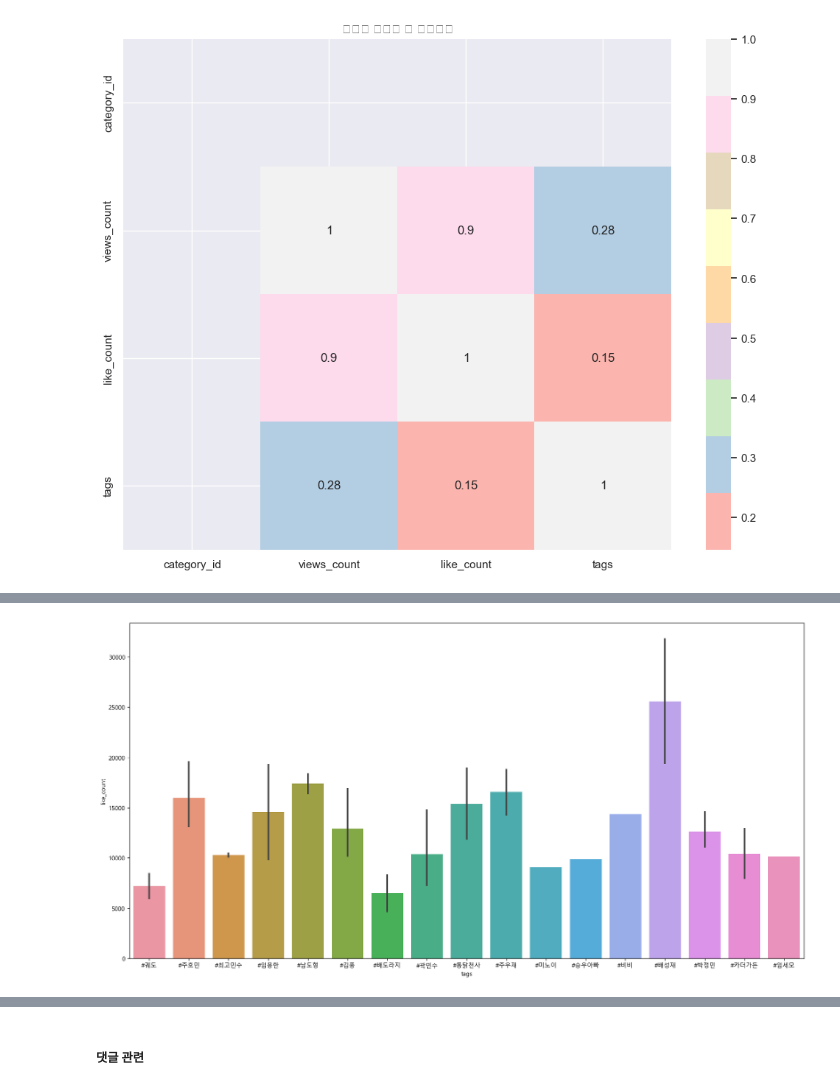
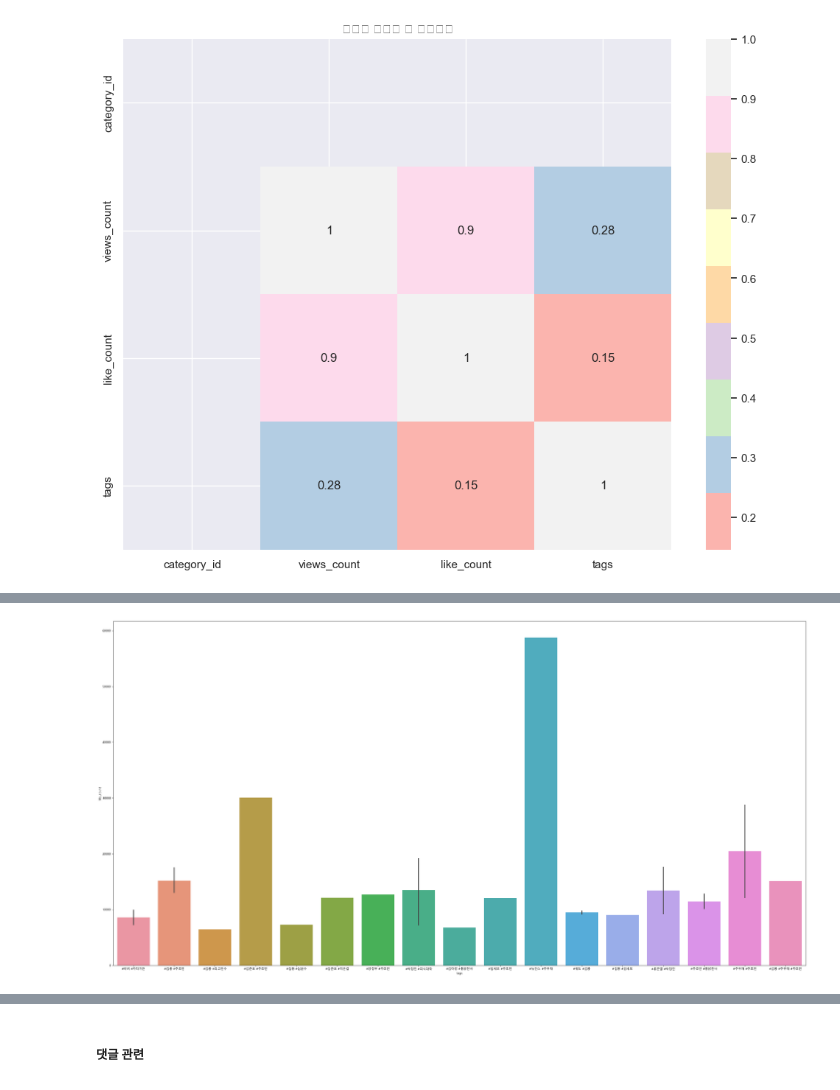
Before and after one commit to kimhyunso/coper-project, a Jupyter notebook: practice_analysis_dowon.ipynb, the cells around one changed output, grey strips where cells are left out. Saved outputs shown, nothing was run; the diff lists cells and outputs as text; code cells hidden in the pictures.

```diff
--- a/practice_analysis_dowon.ipynb
+++ b/practice_analysis_dowon.ipynb
@@ -1167,10 +881,6 @@ human_encoded_dict
 human_encoded_dict = prep.encoded_human_dict(human_hash_df)
 encoded_human_df = prep.encoded_human_df(human_hash_df, "None")
 df_0, df_1, df_2 = prep.split_df_by_habang(encoded_human_df)
-df_2.encoded_tags = df_2.encoded_tags.apply(sorted)
-df_2.tags = df_2.tags.apply(lambda x: x.split(" "))
-df_2.tags = df_2.tags.apply(lambda x: sorted(x))
-df_2.tags = df_2.tags.apply(lambda x: " ".join(x))
 # %%
 prep.encoded_human_dict(human_hash_df)
 # %%
@@ -1192,9 +902,9 @@ df_2.head(2)
 # %%
-plt.rcParams['figure.figsize'] = (20, 10)
+plt.rcParams['figure.figsize'] = (40, 20)
 
-sns.barplot(data=df_1, x=df_1.tags, y=df_1.like_count)
+sns.barplot(data=df_2, x=df_2.tags, y=df_2.like_count)
 plt.title("")
 plt.show()
 # %% [output]
-[figure, old version]
+[figure, new version]
 # %%
```
Also changed, not shown: parts of 38 cells of this notebook.
